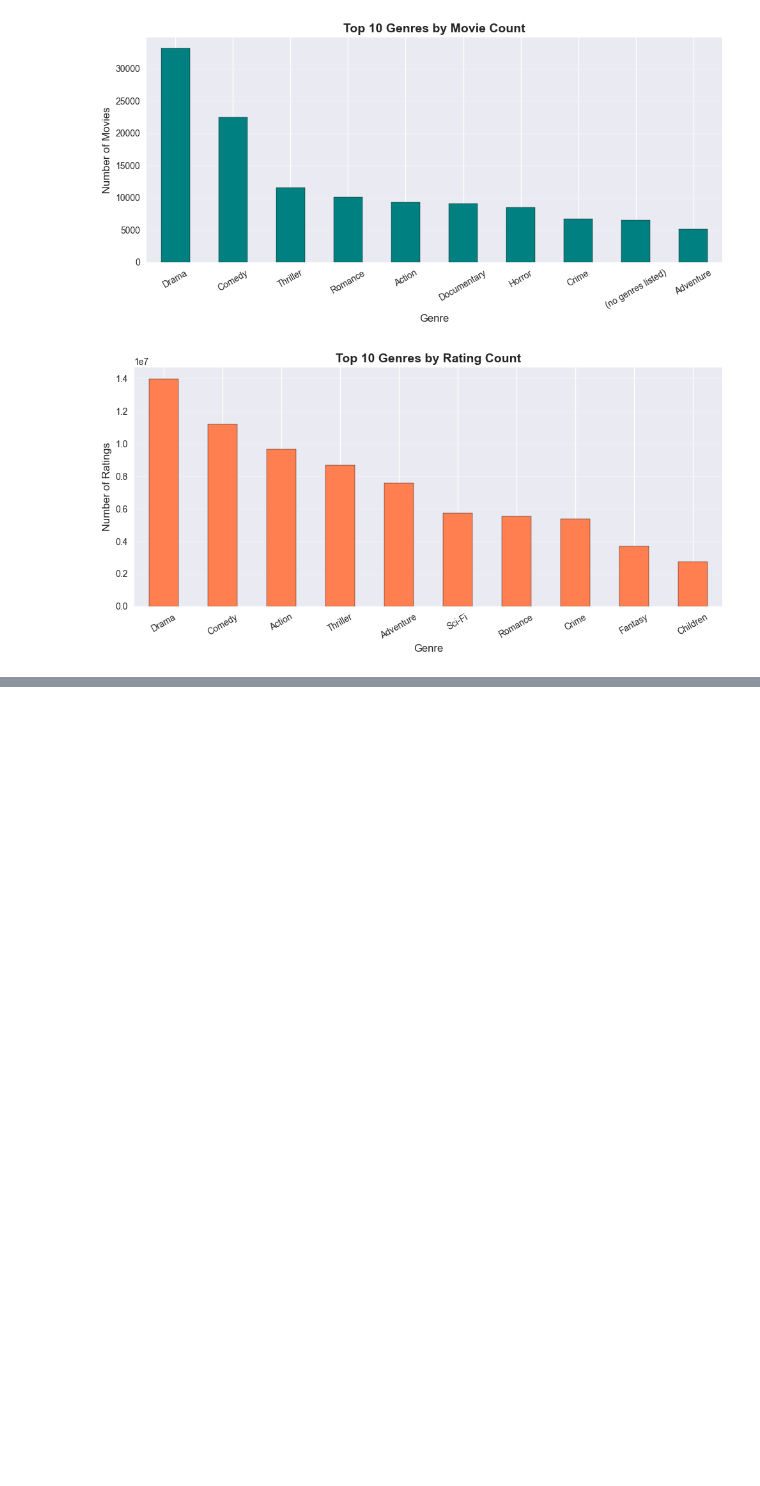
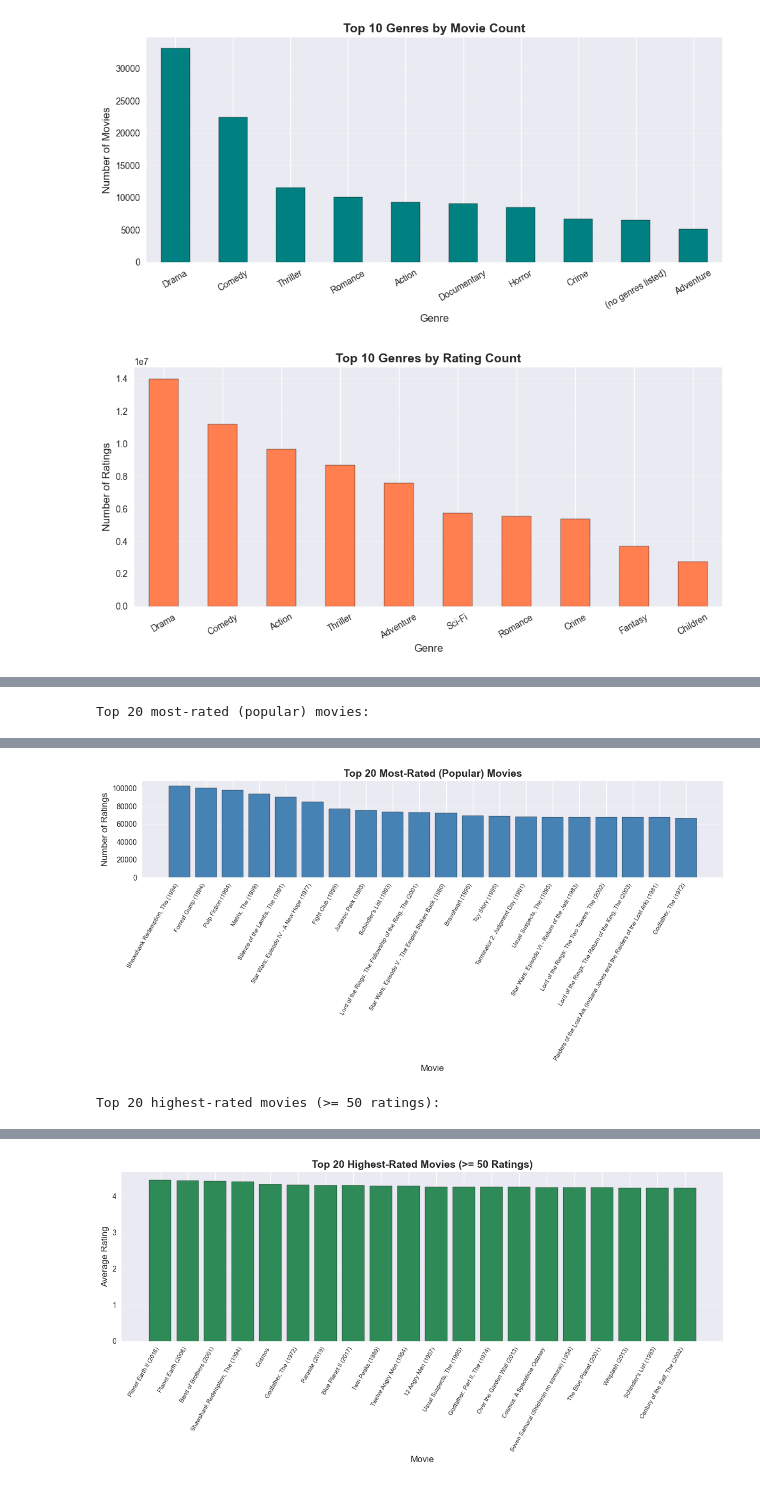
Before and after one commit to abbasatayee/movie-mate, a Jupyter notebook: src/eda/eda.ipynb, the cells around one changed output, grey strips where cells are left out. Cells and saved outputs as stored; diff of their text form; code cells hidden in the pictures; blank space fills up the shorter version.

```diff
--- a/src/eda/eda.ipynb
+++ b/src/eda/eda.ipynb
@@ -483,0 +576,68 @@ Name: rating, dtype: int64
+# %%
+# Popular vs. High Rated Movies Analysis
+
+# Ensure we have per-movie average rating and rating count
+# Reuse movie_stats if it exists; otherwise compute
+try:
+    movie_stats
+except NameError:
+    movie_stats = merged_df.groupby(['movieId', 'title'])['rating'].agg(['mean', 'count']).reset_index()
+    movie_stats.rename(columns={'mean': 'avg_rating', 'count': 'rating_count'}, inplace=True)
+
+# 1) Most-rated (popular) movies
+most_rated_overall = movie_stats.sort_values('rating_count', ascending=False).head(20)
+rprint('[bold green]Top 20 most-rated (popular) movies:[/bold green]')
+rprint(most_rated_overall[['movieId', 'title', 'avg_rating', 'rating_count']])
+
+# Bar plot: Top 20 most-rated movies
+fig1, ax1 = plt.subplots(figsize=(12, 6))
+ax1.bar(most_rated_overall['title'], most_rated_overall['rating_count'], color='steelblue', edgecolor='black')
+ax1.set_title('Top 20 Most-Rated (Popular) Movies', fontsize=14, weight='bold')
+ax1.set_xlabel('Movie', fontsize=12)
+ax1.set_ylabel('Number of Ratings', fontsize=12)
+ax1.tick_params(axis='x', labelrotation=60, labelsize=8)
+ax1.tick_params(axis='y', labelsize=10)
+# Align x tick labels to the right
+for label in ax1.get_xticklabels():
+    label.set_ha('right')
+ax1.grid(axis='y', alpha=0.3)
+plt.tight_layout()
+plt.show()
+
+# 2) Highest-rated movies with a minimum rating-count threshold
+min_ratings_threshold = 50
+high_quality = movie_stats[movie_stats['rating_count'] >= min_ratings_threshold]
+highest_rated_overall = high_quality.sort_values('avg_rating', ascending=False).head(20)
+
+rprint(f'[bold blue]Top 20 highest-rated movies (>= {min_ratings_threshold} ratings):[/bold blue]')
+rprint(highest_rated_overall[['movieId', 'title', 'avg_rating', 'rating_count']])
+
+# Bar plot: Top 20 highest-rated movies (with threshold)
+fig2, ax2 = plt.subplots(figsize=(12, 6))
+ax2.bar(highest_rated_overall['title'], highest_rated_overall['avg_rating'], color='seagreen', edgecolor='black')
+ax2.set_title(f'Top 20 Highest-Rated Movies (>= {min_ratings_threshold} Ratings)', fontsize=14, weight='bold')
+ax2.set_xlabel('Movie', fontsize=12)
+ax2.set_ylabel('Average Rating', fontsize=12)
+ax2.tick_params(axis='x', labelrotation=60, labelsize=8)
+ax2.tick_params(axis='y', labelsize=10)
+# Align x tick labels to the right
+for label in ax2.get_xticklabels():
+    label.set_ha('right')
+ax2.grid(axis='y', alpha=0.3)
+plt.tight_layout()
+plt.show()
+
+# 3) Scatter plot: number of ratings vs average rating
+plt.figure(figsize=(8, 6))
+plt.scatter(movie_stats['rating_count'], movie_stats['avg_rating'], alpha=0.2, s=5, label='All movies')
+
+plt.xscale('log')
+plt.xlabel('Number of Ratings (log scale)')
+plt.ylabel('Average Rating')
+plt.title('Popularity vs. Quality of Movies')
+plt.grid(alpha=0.3)
+plt.legend()
+plt.tight_layout()
+plt.show()
+# %% [output]
+Top 20 most-rated (popular) movies:
@@ -483,0 +661,2 @@ Name: rating, dtype: int64
+[figure, added]
+Top 20 highest-rated movies (>= 50 ratings):
@@ -483,0 +680 @@ Name: rating, dtype: int64
+[figure, added]
```
Also changed, not shown: parts of 2 cells of this notebook.
